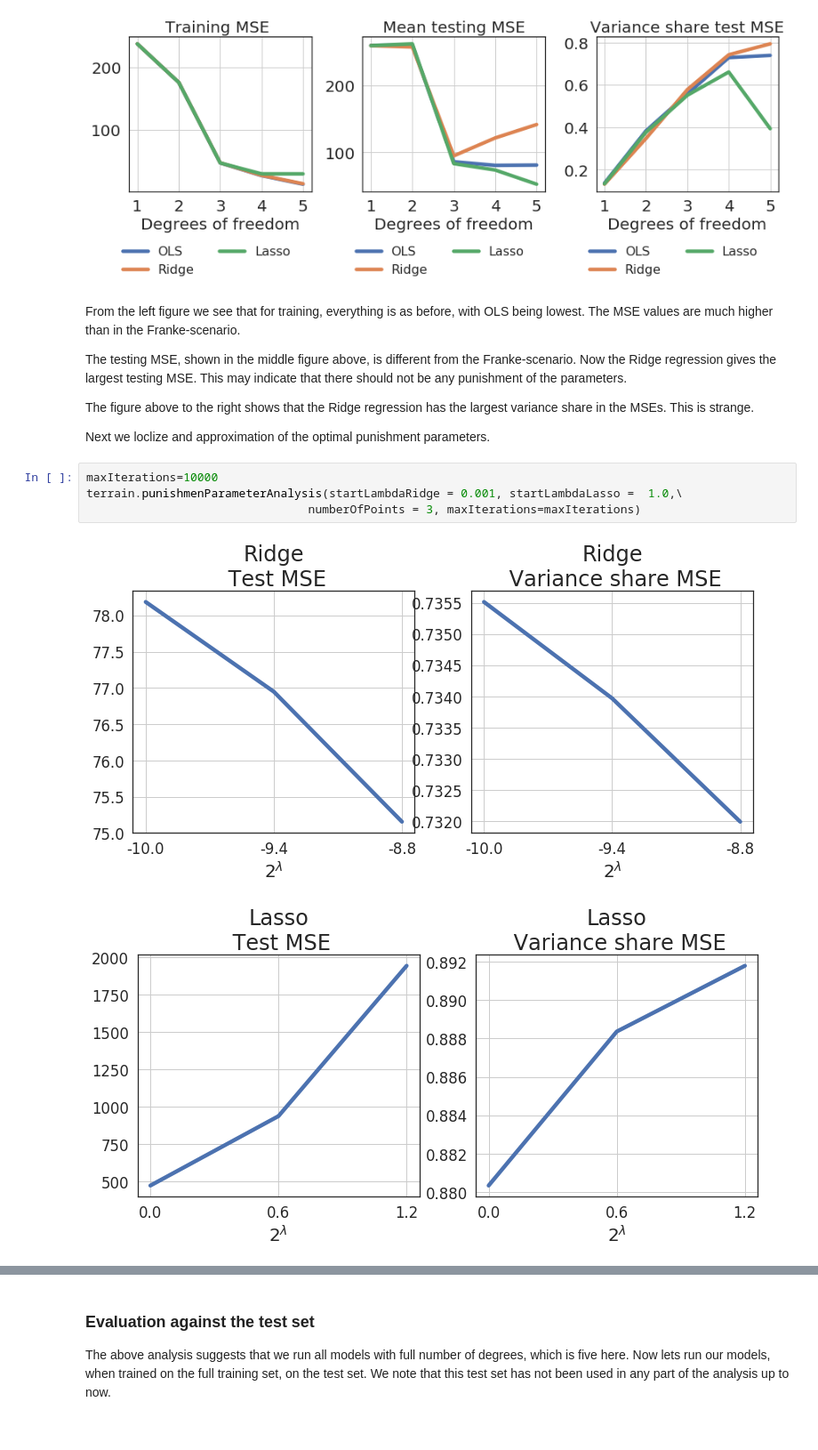
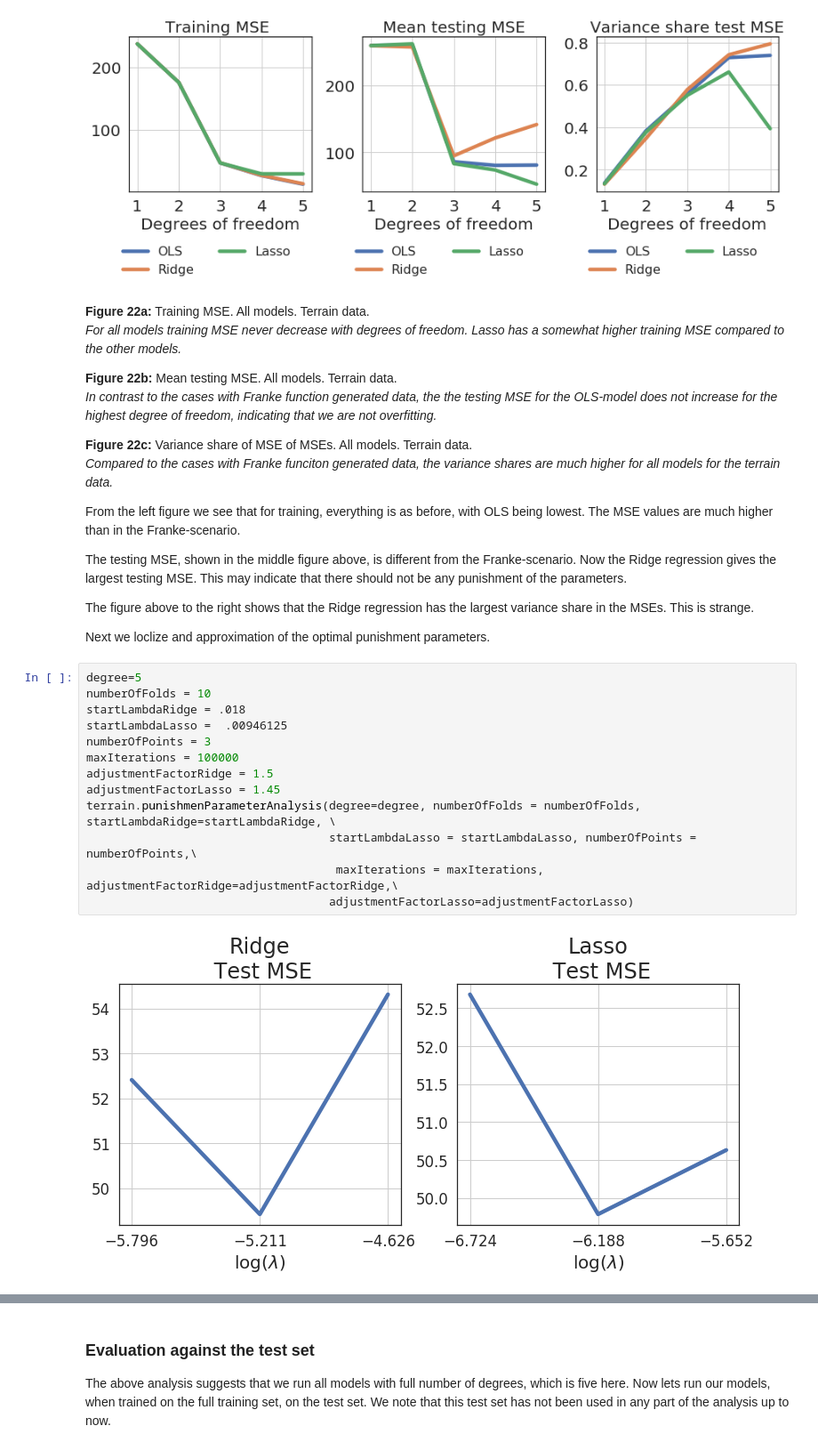
Before and after one commit to kaaja/ADAML, a Jupyter notebook: m1/m1Class.ipynb, the cells around one changed output, grey strips where cells are left out. Shown at 89% size. Drawn from its saved outputs; the diff is of its cells as text.

```diff
--- a/m1/m1Class.ipynb
+++ b/m1/m1Class.ipynb
@@ -416,6 +431,15 @@ terrain.mseAllModelsPlot()
 # %% [output]
 [figure]
 # %% [markdown]
+__Figure 22a:__ Training MSE. All models. Terrain data. <br>
+_For all models training MSE never decrease with degrees of freedom. Lasso has a somewhat higher training MSE compared to the other models._<br>
+
+__Figure 22b:__ Mean testing MSE. All models. Terrain data. <br>
+_In contrast to the cases with Franke function generated data, the the testing MSE for the OLS-model does not increase for the highest degree of freedom, indicating that we are not overfitting._
+
+__Figure 22c:__ Variance share of MSE of MSEs. All models. Terrain data. <br>
+_Compared to the cases with Franke funciton generated data, the variance shares are much higher for all models for the terrain data._
+
 From the left figure we see that for training, everything is as before, with OLS being lowest. The MSE values are much higher than in the Franke-scenario. <br>
 
 The testing MSE, shown in the middle figure above, is different from the Franke-scenario. Now the Ridge regression gives the largest testing MSE. This may indicate that there should not be any punishment of the parameters. <br>
@@ -423,11 +447,19 @@ The testing MSE, shown in the middle figure above, is different from the Franke-
 The figure above to the right shows that the Ridge regression has the largest variance share in the MSEs. This is strange. <br>
 
 Next we loclize and approximation of the optimal punishment parameters.
-# %%
-maxIterations=10000
-terrain.punishmenParameterAnalysis(startLambdaRidge = 0.001, startLambdaLasso =  1.0,\
-                                numberOfPoints = 3, maxIterations=maxIterations)
-# %% [output]
-[figure, removed]
-[figure, removed]
+# %%
+degree=5
+numberOfFolds = 10
+startLambdaRidge = .018
+startLambdaLasso =  .00946125
+numberOfPoints = 3
+maxIterations = 100000
+adjustmentFactorRidge = 1.5
+adjustmentFactorLasso = 1.45
+terrain.punishmenParameterAnalysis(degree=degree, numberOfFolds = numberOfFolds, startLambdaRidge=startLambdaRidge, \
+                                   startLambdaLasso = startLambdaLasso, numberOfPoints = numberOfPoints,\
+                                    maxIterations = maxIterations, adjustmentFactorRidge=adjustmentFactorRidge,\
+                                   adjustmentFactorLasso=adjustmentFactorLasso)
+# %% [output]
+[figure, added]
 # %% [markdown]
```
Also changed, not shown: parts of 4 cells of this notebook, 1 other file.
